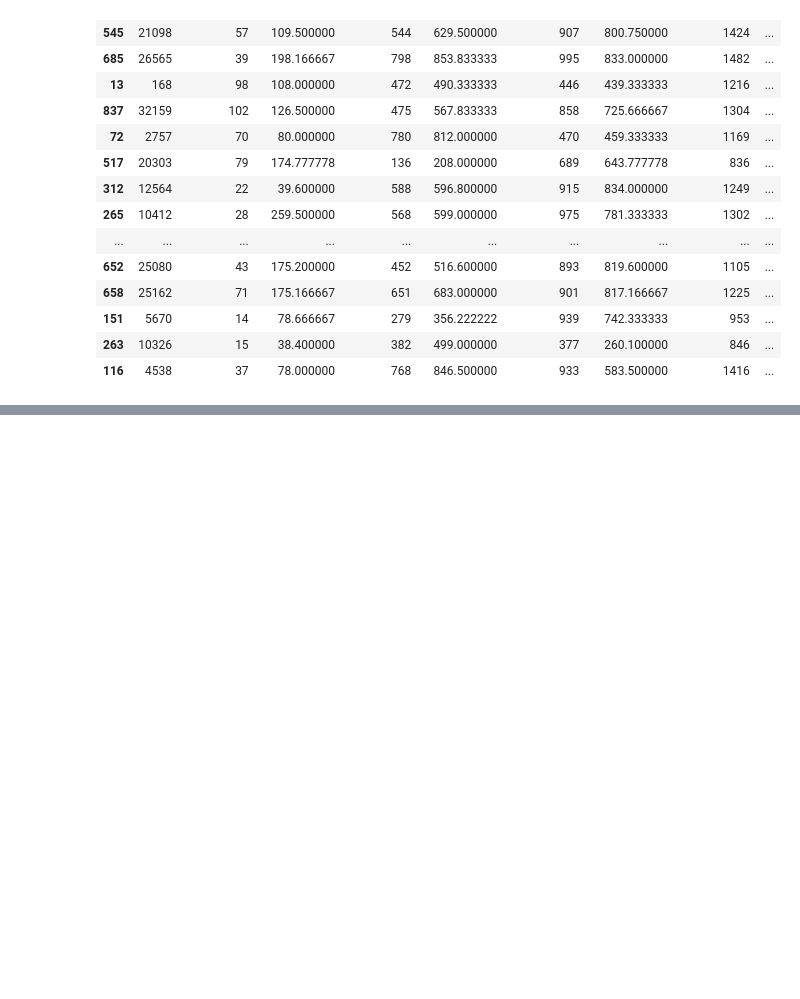
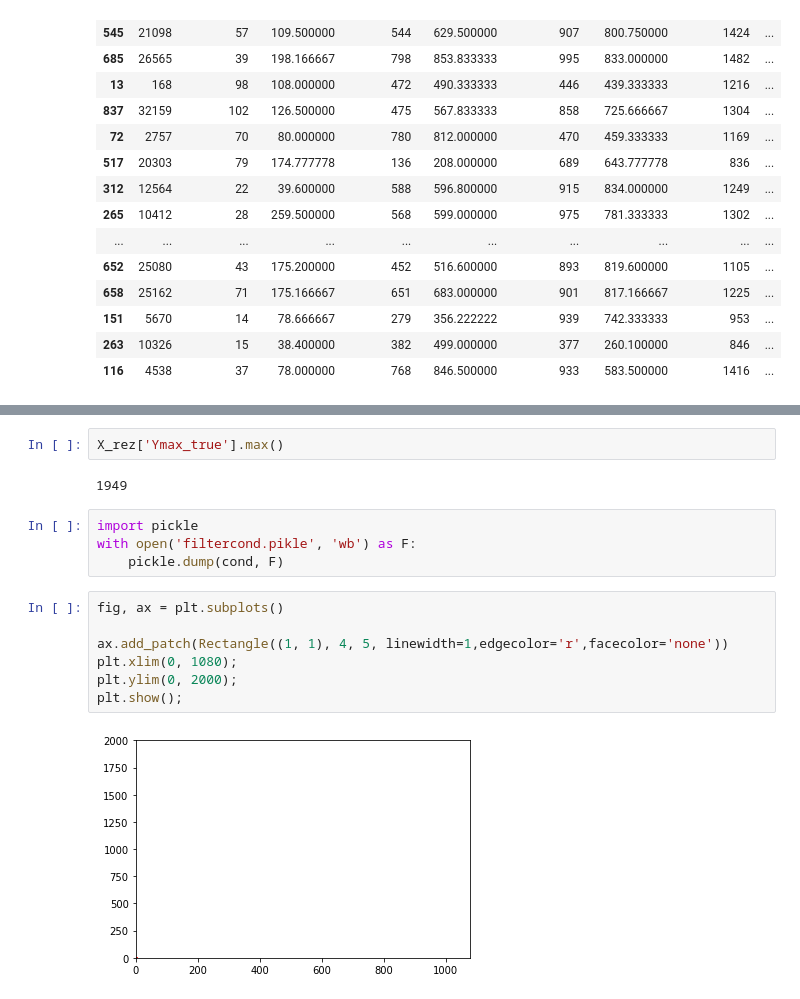
Before and after one commit to Dmitry513/BootCamp_Moderator, a Jupyter notebook: Target analisys.ipynb, the cells around one changed output, grey strips where cells are left out. Saved outputs shown, nothing was run; the diff lists cells and outputs as text; blank space fills up the shorter version.

```diff
--- a/Target analisys.ipynb
+++ b/Target analisys.ipynb
@@ -111,0 +115,17 @@ X_largeErr[['Xmin_dtarg', 'Ymin_dtarg', 'Xmax_dtarg', 'Ymax_dtarg']].describe()
+# %%
+X_rez['Ymax_true'].max()
+# %% [output]
+1949
+# %%
+import pickle
+with open('filtercond.pikle', 'wb') as F:
+    pickle.dump(cond, F)
+# %%
+fig, ax = plt.subplots()
+
+ax.add_patch(Rectangle((1, 1), 4, 5, linewidth=1,edgecolor='r',facecolor='none'))
+plt.xlim(0, 1080);
+plt.ylim(0, 2000);
+plt.show();
+# %% [output]
+[figure, added]
```
Also changed, not shown: parts of 4 cells of this notebook, 2 other files.
